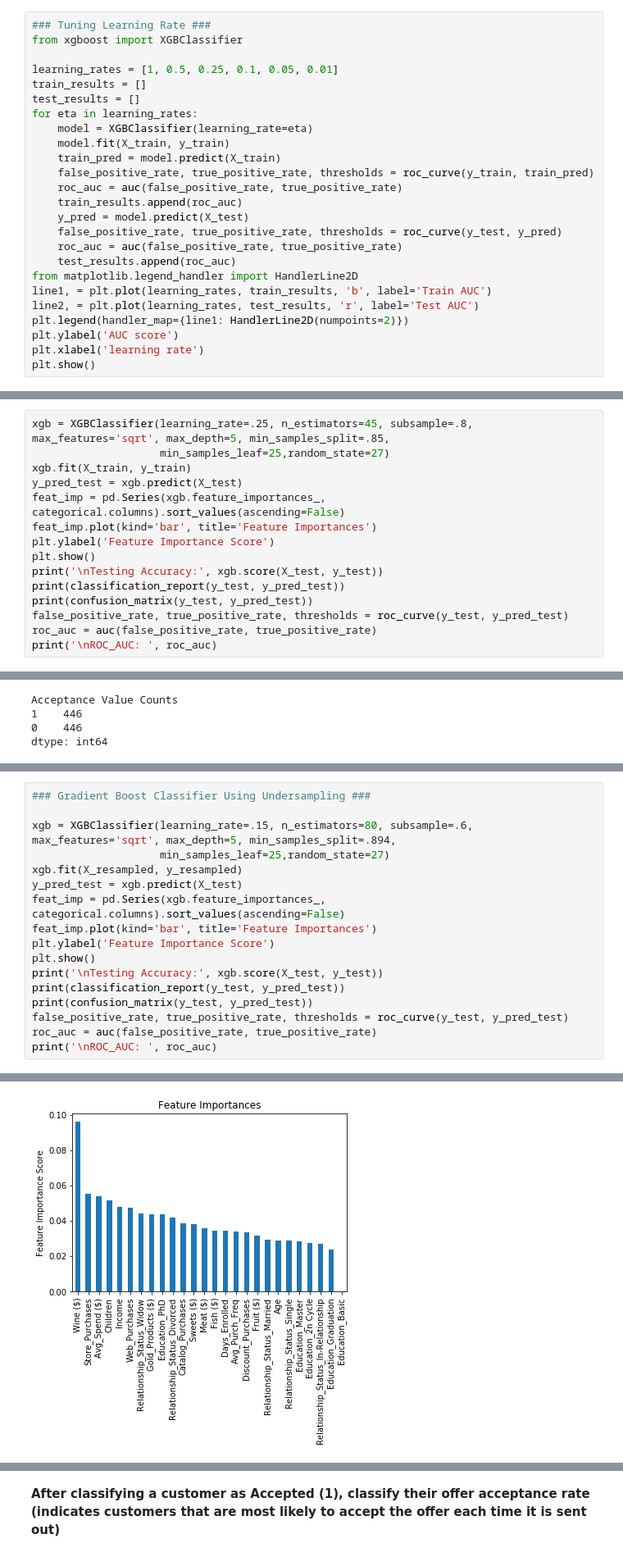
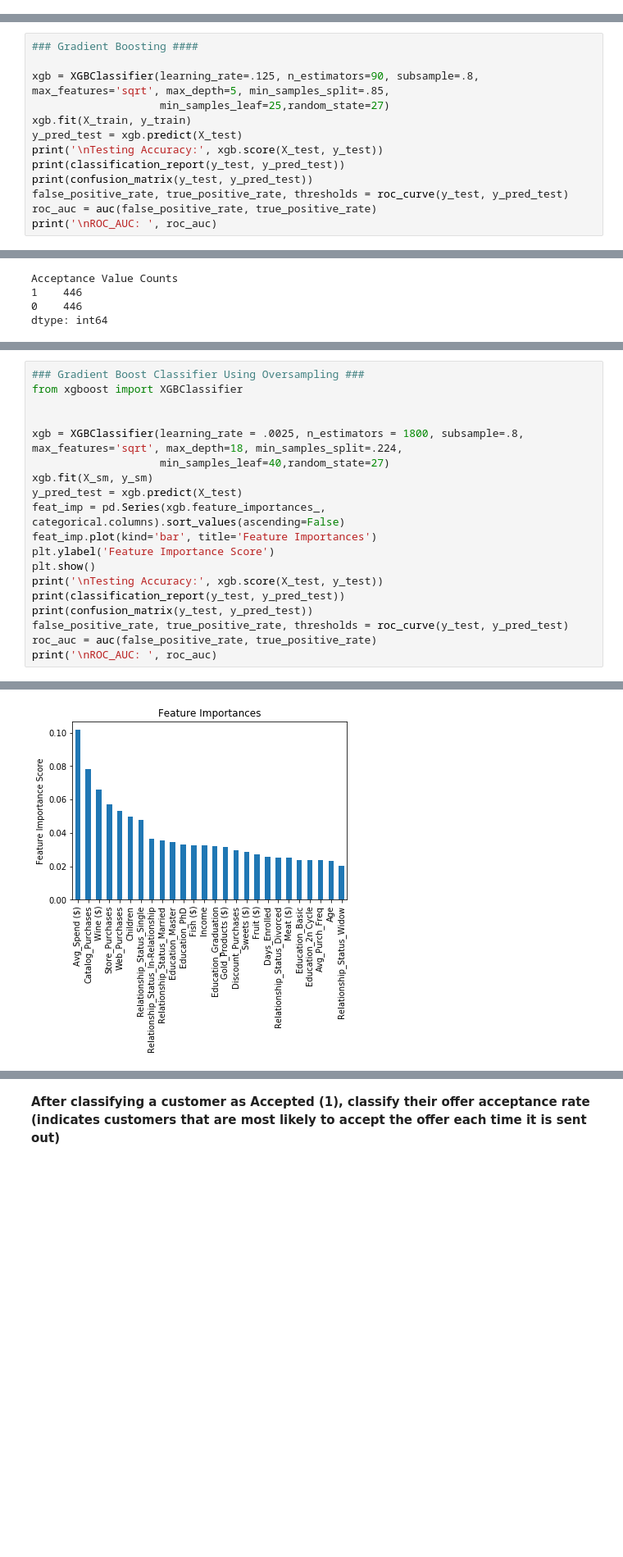
Before and after one commit to RachidRezzik/Market_Camp, a Jupyter notebook: Machine_Learning.ipynb, the cells around one changed output, grey strips where cells are left out. Shown at 82% size. Saved outputs shown, nothing was run; the diff lists cells and outputs as text; blank space fills up the shorter version.

Commit message:
finished classification models

```diff
--- a/Machine_Learning.ipynb
+++ b/Machine_Learning.ipynb
@@ -186,25 +203,0 @@ X_train, X_test, y_train, y_test = train_test_split(X, y, test_size=.25, random_
-# %%
-### Tuning Learning Rate ###
-from xgboost import XGBClassifier
-
-learning_rates = [1, 0.5, 0.25, 0.1, 0.05, 0.01]
-train_results = []
-test_results = []
-for eta in learning_rates:
-    model = XGBClassifier(learning_rate=eta)
-    model.fit(X_train, y_train)
-    train_pred = model.predict(X_train)
-    false_positive_rate, true_positive_rate, thresholds = roc_curve(y_train, train_pred)
-    roc_auc = auc(false_positive_rate, true_positive_rate)
-    train_results.append(roc_auc)
-    y_pred = model.predict(X_test)
-    false_positive_rate, true_positive_rate, thresholds = roc_curve(y_test, y_pred)
-    roc_auc = auc(false_positive_rate, true_positive_rate)
-    test_results.append(roc_auc)
-from matplotlib.legend_handler import HandlerLine2D
-line1, = plt.plot(learning_rates, train_results, 'b', label='Train AUC')
-line2, = plt.plot(learning_rates, test_results, 'r', label='Test AUC')
-plt.legend(handler_map={line1: HandlerLine2D(numpoints=2)})
-plt.ylabel('AUC score')
-plt.xlabel('learning rate')
-plt.show()
@@ -217,12 +207,10 @@ Looks like learning rate of 0.25 is optimal
 # %%
-xgb = XGBClassifier(learning_rate=.25, n_estimators=45, subsample=.8, max_features='sqrt', max_depth=5, min_samples_split=.85,
+### Gradient Boosting ####
+
+xgb = XGBClassifier(learning_rate=.125, n_estimators=90, subsample=.8, max_features='sqrt', max_depth=5, min_samples_split=.85,
                     min_samples_leaf=25,random_state=27)
 xgb.fit(X_train, y_train)
 y_pred_test = xgb.predict(X_test)
-feat_imp = pd.Series(xgb.feature_importances_, categorical.columns).sort_values(ascending=False)
-feat_imp.plot(kind='bar', title='Feature Importances')
-plt.ylabel('Feature Importance Score')
-plt.show()
 print('\nTesting Accuracy:', xgb.score(X_test, y_test))
 print(classification_report(y_test, y_pred_test))
 print(confusion_matrix(y_test, y_pred_test))
@@ -376,9 +407,11 @@ Parameters: { max_features, min_samples_leaf, min_samples_split } might not be u
 # %%
-### Gradient Boost Classifier Using Undersampling ###
+### Gradient Boost Classifier Using Oversampling ###
+from xgboost import XGBClassifier
 
-xgb = XGBClassifier(learning_rate=.15, n_estimators=80, subsample=.6, max_features='sqrt', max_depth=5, min_samples_split=.894,
-                    min_samples_leaf=25,random_state=27)
-xgb.fit(X_resampled, y_resampled)
+
+xgb = XGBClassifier(learning_rate = .0025, n_estimators = 1800, subsample=.8, max_features='sqrt', max_depth=18, min_samples_split=.224,
+                    min_samples_leaf=40,random_state=27)
+xgb.fit(X_sm, y_sm)
 y_pred_test = xgb.predict(X_test)
 feat_imp = pd.Series(xgb.feature_importances_, categorical.columns).sort_values(ascending=False)
 feat_imp.plot(kind='bar', title='Feature Importances')
@@ -395,6 +428,6 @@ print('\nROC_AUC: ', roc_auc)
 Parameters: { max_features, min_samples_leaf, min_samples_split } might not be used.
 
   This may not be accurate due to some parameters are only used in language bindings but
   passed down to XGBoost core.  Or some parameters are not used but slip through this
   verification. Please open an issue if you find above cases.
-[figure, old version]
+[figure, new version]
```
Also changed, not shown: parts of 30 cells of this notebook.
